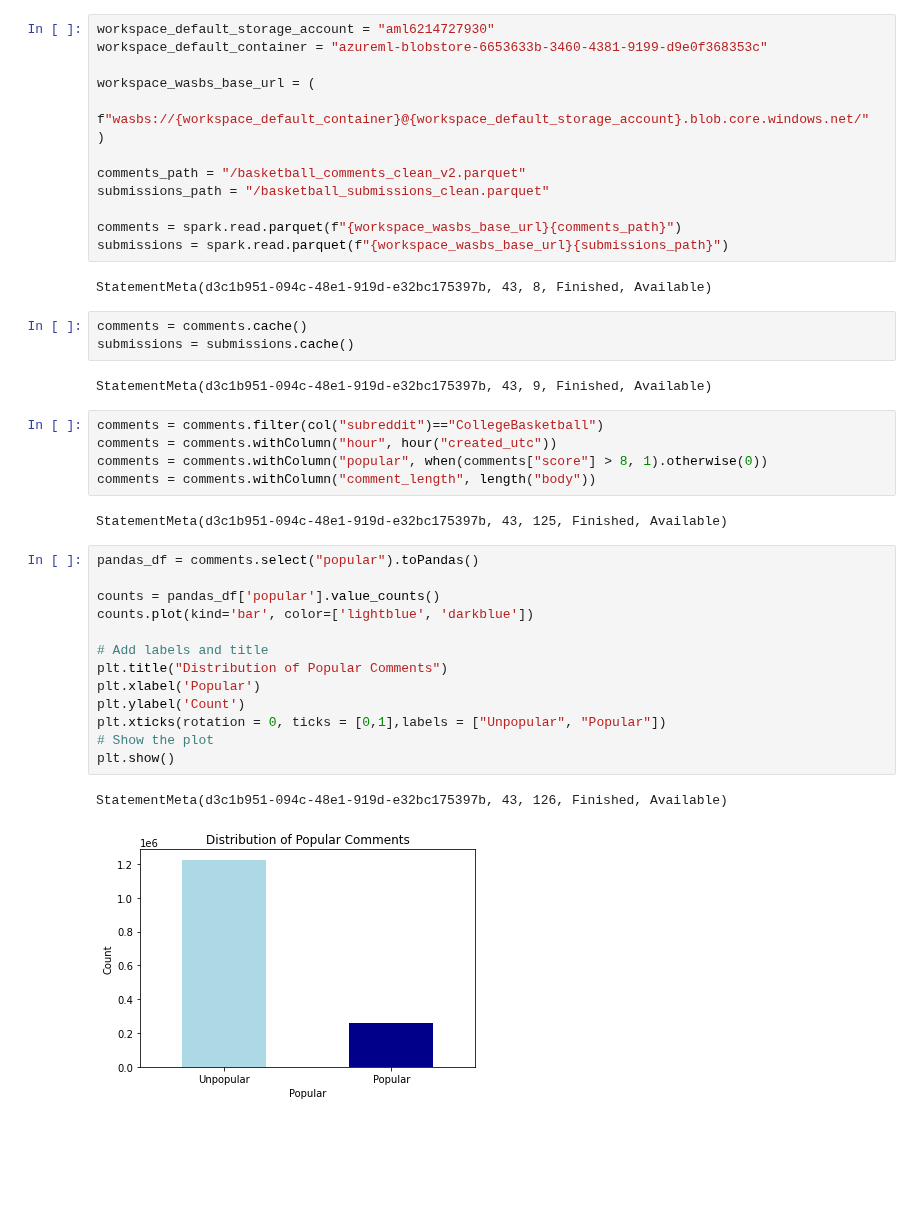
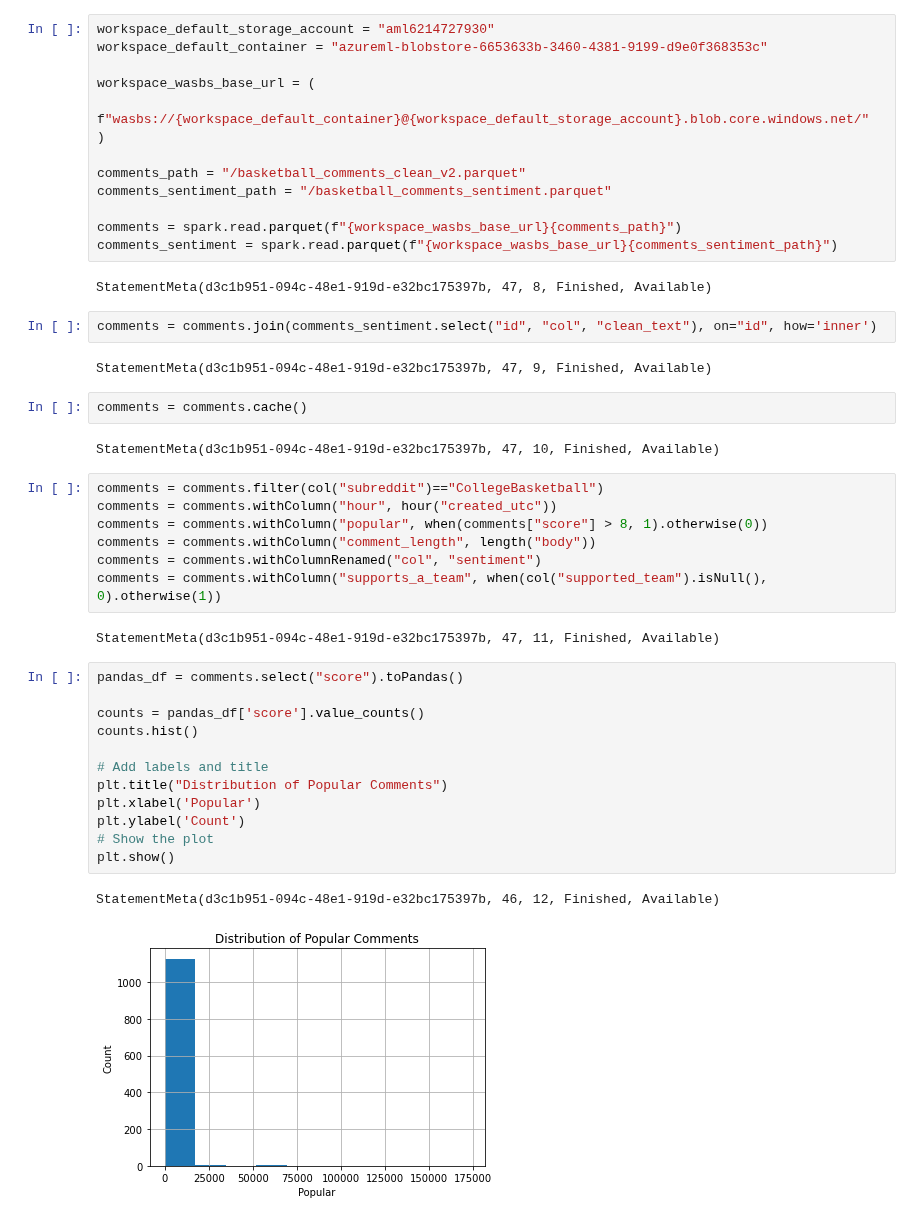
Before and after one commit to gu-dsan6000/fall-2023-reddit-project-team-26, a Jupyter notebook: code/ml/project_ml_q1.ipynb, the cells around one changed output. Saved outputs shown, nothing was run; the diff lists cells and outputs as text; blank space fills up the shorter version.

```diff
--- a/code/ml/project_ml_q1.ipynb
+++ b/code/ml/project_ml_q1.ipynb
@@ -27,40 +29,44 @@ workspace_wasbs_base_url = (
 )
 
 comments_path = "/basketball_comments_clean_v2.parquet"
-submissions_path = "/basketball_submissions_clean.parquet"
+comments_sentiment_path = "/basketball_comments_sentiment.parquet"
 
 comments = spark.read.parquet(f"{workspace_wasbs_base_url}{comments_path}")
-submissions = spark.read.parquet(f"{workspace_wasbs_base_url}{submissions_path}")
+comments_sentiment = spark.read.parquet(f"{workspace_wasbs_base_url}{comments_sentiment_path}")
 # %% [output]
-StatementMeta(d3c1b951-094c-48e1-919d-e32bc175397b, 43, 8, Finished, Available)
+StatementMeta(d3c1b951-094c-48e1-919d-e32bc175397b, 47, 8, Finished, Available)
+# %%
+comments = comments.join(comments_sentiment.select("id", "col", "clean_text"), on="id", how='inner')
+# %% [output]
+StatementMeta(d3c1b951-094c-48e1-919d-e32bc175397b, 47, 9, Finished, Available)
 # %%
 comments = comments.cache()
-submissions = submissions.cache()
 # %% [output]
-StatementMeta(d3c1b951-094c-48e1-919d-e32bc175397b, 43, 9, Finished, Available)
+StatementMeta(d3c1b951-094c-48e1-919d-e32bc175397b, 47, 10, Finished, Available)
 # %%
 comments = comments.filter(col("subreddit")=="CollegeBasketball")
 comments = comments.withColumn("hour", hour("created_utc"))
 comments = comments.withColumn("popular", when(comments["score"] > 8, 1).otherwise(0))
 comments = comments.withColumn("comment_length", length("body"))
+comments = comments.withColumnRenamed("col", "sentiment")
+comments = comments.withColumn("supports_a_team", when(col("supported_team").isNull(), 0).otherwise(1))
 # %% [output]
-StatementMeta(d3c1b951-094c-48e1-919d-e32bc175397b, 43, 125, Finished, Available)
+StatementMeta(d3c1b951-094c-48e1-919d-e32bc175397b, 47, 11, Finished, Available)
 # %%
-pandas_df = comments.select("popular").toPandas()
+pandas_df = comments.select("score").toPandas()
 
-counts = pandas_df['popular'].value_counts()
-counts.plot(kind='bar', color=['lightblue', 'darkblue'])
+counts = pandas_df['score'].value_counts()
+counts.hist()
 
 # Add labels and title
 plt.title("Distribution of Popular Comments")
 plt.xlabel('Popular')
 plt.ylabel('Count')
-plt.xticks(rotation = 0, ticks = [0,1],labels = ["Unpopular", "Popular"])
 # Show the plot
 plt.show()
 # %% [output]
-StatementMeta(d3c1b951-094c-48e1-919d-e32bc175397b, 43, 126, Finished, Available)
+StatementMeta(d3c1b951-094c-48e1-919d-e32bc175397b, 46, 12, Finished, Available)
-[figure, old version]
+[figure, new version]
 # %%
 window_spec = Window.partitionBy("author")
 comments = comments.withColumn("author_activity", F.count("author").over(window_spec))
```
Also changed, not shown: parts of 34 cells of this notebook.
